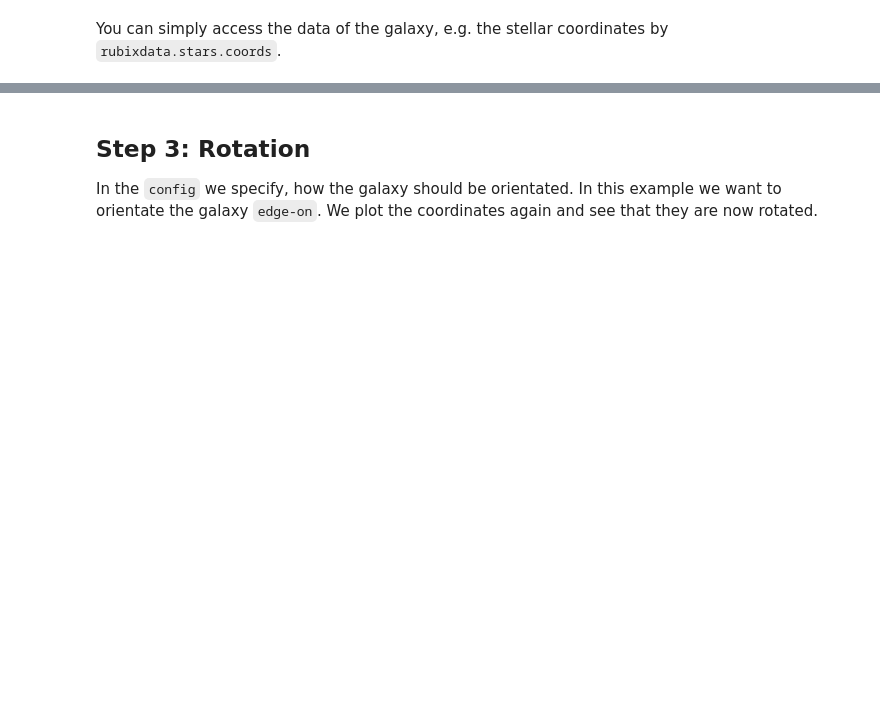
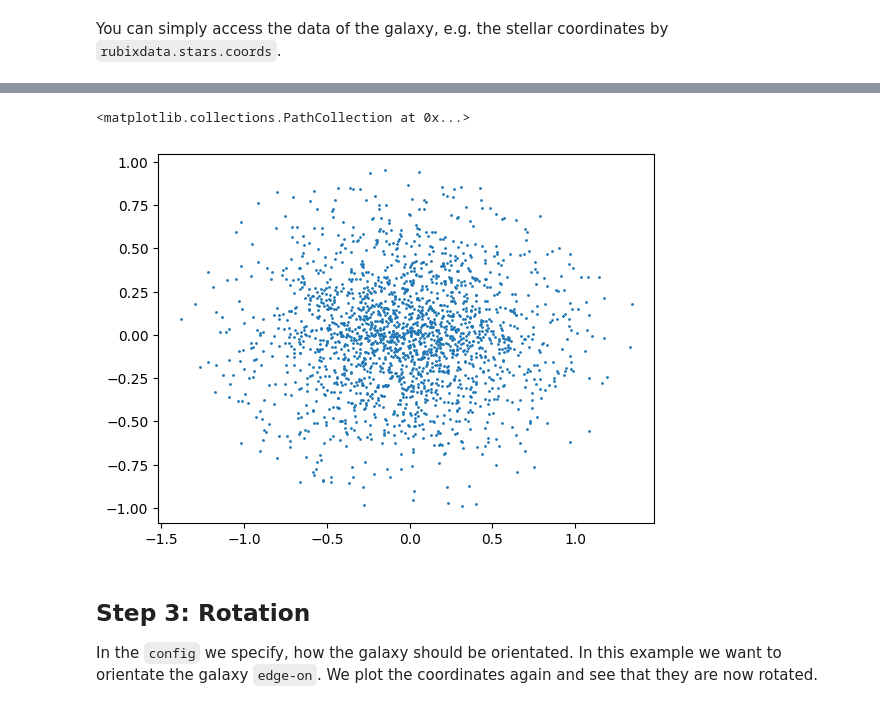
Before and after one commit to AstroAI-Lab/rubix, a Jupyter notebook: notebooks/rubix_pipeline_stepwise.ipynb, the cells around one changed output, grey strips where cells are left out. Cells and saved outputs as stored; diff of their text form; code cells hidden in the pictures; blank space fills up the shorter version.

```diff
--- a/notebooks/rubix_pipeline_stepwise.ipynb
+++ b/notebooks/rubix_pipeline_stepwise.ipynb
@@ -114,3 +167,8 @@ plt.scatter(rubixdata.stars.coords[:,0], rubixdata.stars.coords[:,1], s=1)
+# %%
+plt.scatter(rubixdata.stars.coords[:,1], rubixdata.stars.coords[:,2], s=1)
+# %% [output]
+<matplotlib.collections.PathCollection at 0x...>
+[figure, added]
 # %% [markdown]
 ## Step 3: Rotation
 
```
Also changed, not shown: parts of 13 cells of this notebook, 11 other files.
